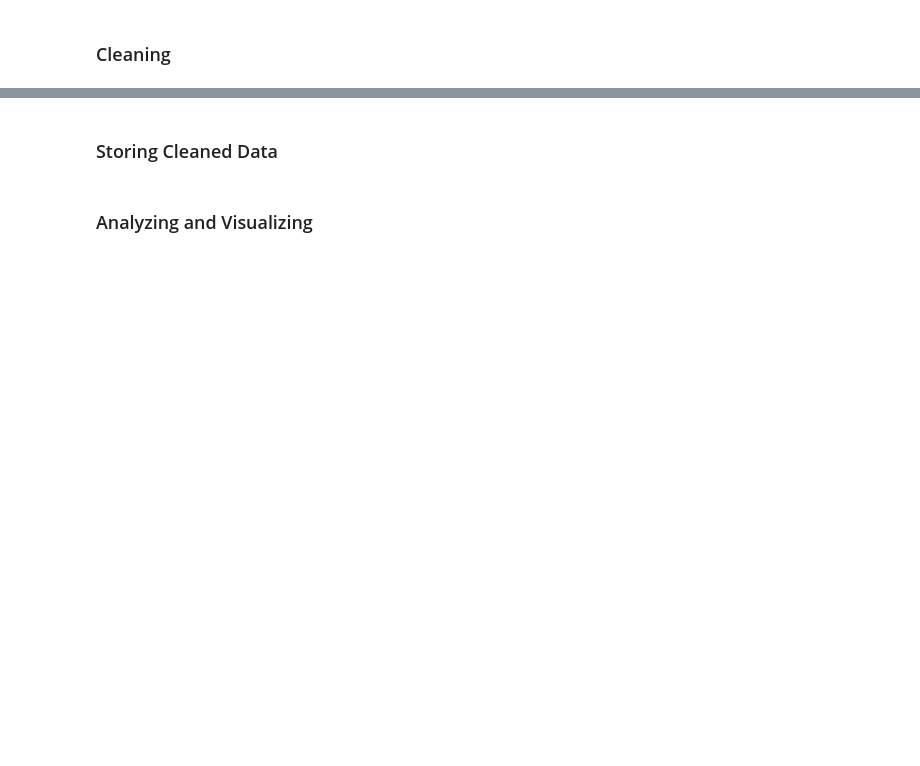
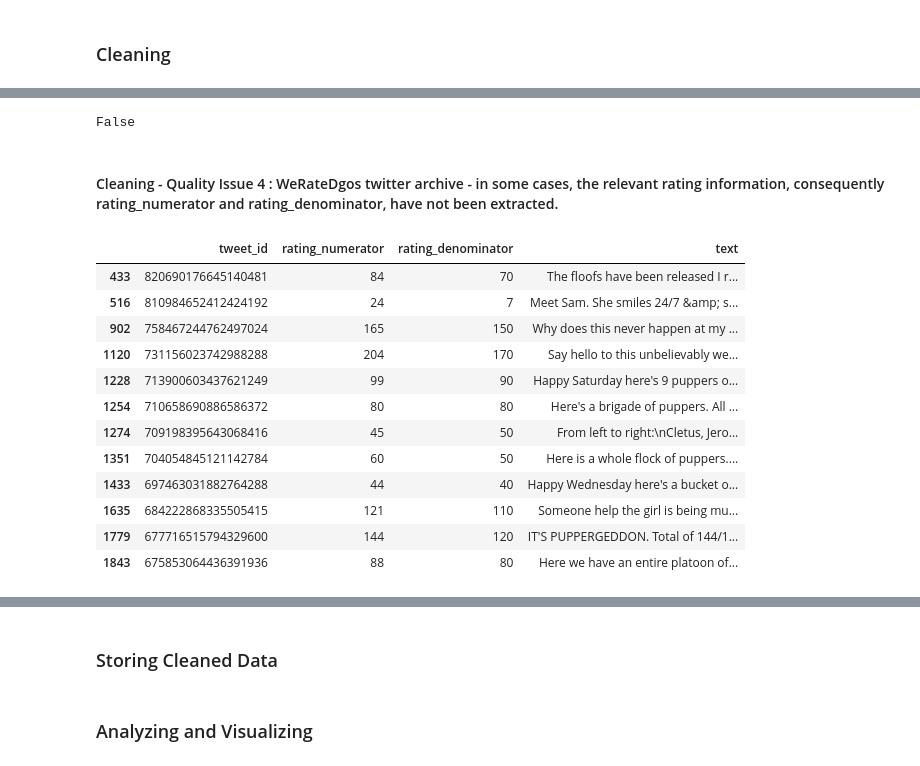
Before and after one commit to jlcossi/wrangle_and_analyze_data, a Jupyter notebook: wrangle_act.ipynb, the cells around one changed output, grey strips where cells are left out. Drawn from its saved outputs; the diff is of its cells as text; code cells hidden in the pictures; blank space fills up the shorter version.

```diff
--- a/wrangle_act.ipynb
+++ b/wrangle_act.ipynb
@@ -515,0 +667,8 @@ df_image_clean.head()
+# %%
+# Closure : the following columns are not needed anymore : in_reply_to_status_id, in_reply_to_user_id
+# retweeted_status_id, retweeted_status_user_id and retweeted_status_timestamp
+df_archive_clean.drop('in_reply_to_status_id', axis=1, inplace=True)
+df_archive_clean.drop('in_reply_to_user_id', axis=1, inplace=True)
+df_archive_clean.drop('retweeted_status_id', axis=1, inplace=True)
+df_archive_clean.drop('retweeted_status_user_id', axis=1, inplace=True)
+df_archive_clean.drop('retweeted_status_timestamp', axis=1, inplace=True)
@@ -515,0 +685,7 @@ df_image_clean.head()
+# %%
+# Test : do we still have missing values ?
+df_archive_clean.isnull().sum().any()
+# %% [output]
+False
+# %% [markdown]
+#### Cleaning - Quality Issue 4 : WeRateDgos twitter archive - in some cases, the relevant rating information, consequently rating_numerator and rating_denominator, have not been extracted.
@@ -515,0 +720,17 @@ df_image_clean.head()
+# %%
+# Test: Observe all the rows with denominator != 10
+df_archive_clean.query('rating_denominator != 10')[['tweet_id', 'rating_numerator', 'rating_denominator', 'text']]
+# %% [output]
+|  | tweet_id | rating_numerator | rating_denominator | text |
+| 433 | 820690176645140481 | 84 | 70 | The floofs have been released I r... |
+| 516 | 810984652412424192 | 24 | 7 | Meet Sam. She smiles 24/7 &amp; s... |
+| 902 | 758467244762497024 | 165 | 150 | Why does this never happen at my ... |
+| 1120 | 731156023742988288 | 204 | 170 | Say hello to this unbelievably we... |
+| 1228 | 713900603437621249 | 99 | 90 | Happy Saturday here's 9 puppers o... |
+| 1254 | 710658690886586372 | 80 | 80 | Here's a brigade of puppers. All ... |
+| 1274 | 709198395643068416 | 45 | 50 | From left to right:\nCletus, Jero... |
+| 1351 | 704054845121142784 | 60 | 50 | Here is a whole flock of puppers.... |
+| 1433 | 697463031882764288 | 44 | 40 | Happy Wednesday here's a bucket o... |
+| 1635 | 684222868335505415 | 121 | 110 | Someone help the girl is being mu... |
+| 1779 | 677716515794329600 | 144 | 120 | IT'S PUPPERGEDDON. Total of 144/1... |
+| 1843 | 675853064436391936 | 88 | 80 | Here we have an entire platoon of... |
```
Also changed, not shown: parts of 74 cells of this notebook.
